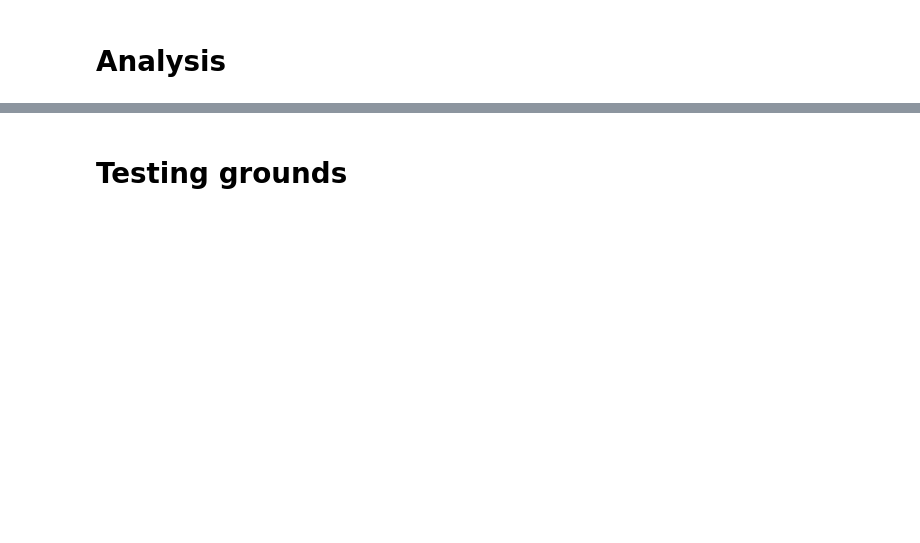
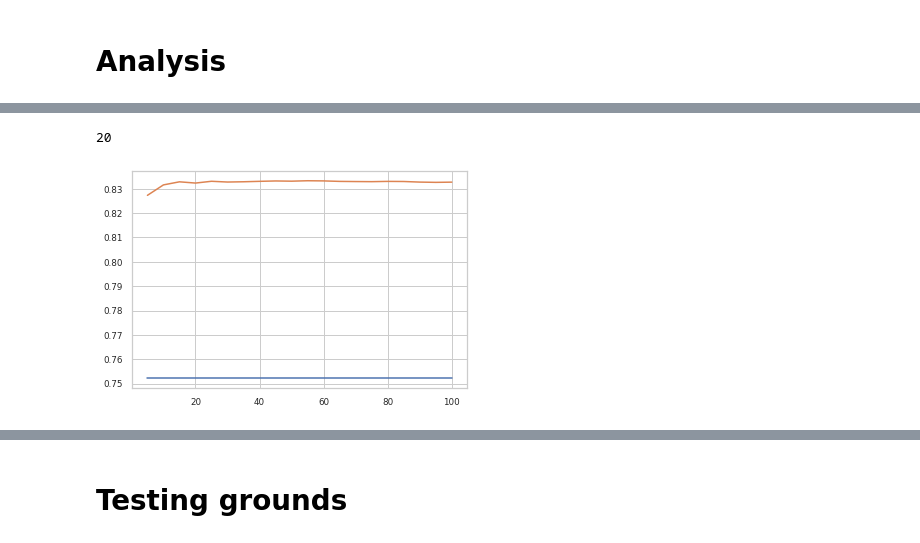
Before and after one commit to hongkuntian/comp551-applied-machine-learning, a Jupyter notebook: project1/miniproject1.ipynb, the cells around one changed output, grey strips where cells are left out. Saved outputs shown, nothing was run; the diff lists cells and outputs as text; code cells hidden in the pictures; blank space fills up the shorter version.

```diff
--- a/project1/miniproject1.ipynb
+++ b/project1/miniproject1.ipynb
@@ -539,0 +874,5 @@ Train: [0 1 2 3] Validation: [4 5]
+# %%
+graphAccuracyAsFunctionOfSizeOfDataSetKFold(df_adult.values, y_adult, sizes_to_train, test_rates[1])
+# %% [output]
+20
+[figure, added]
```
Also changed, not shown: parts of 81 cells of this notebook.
